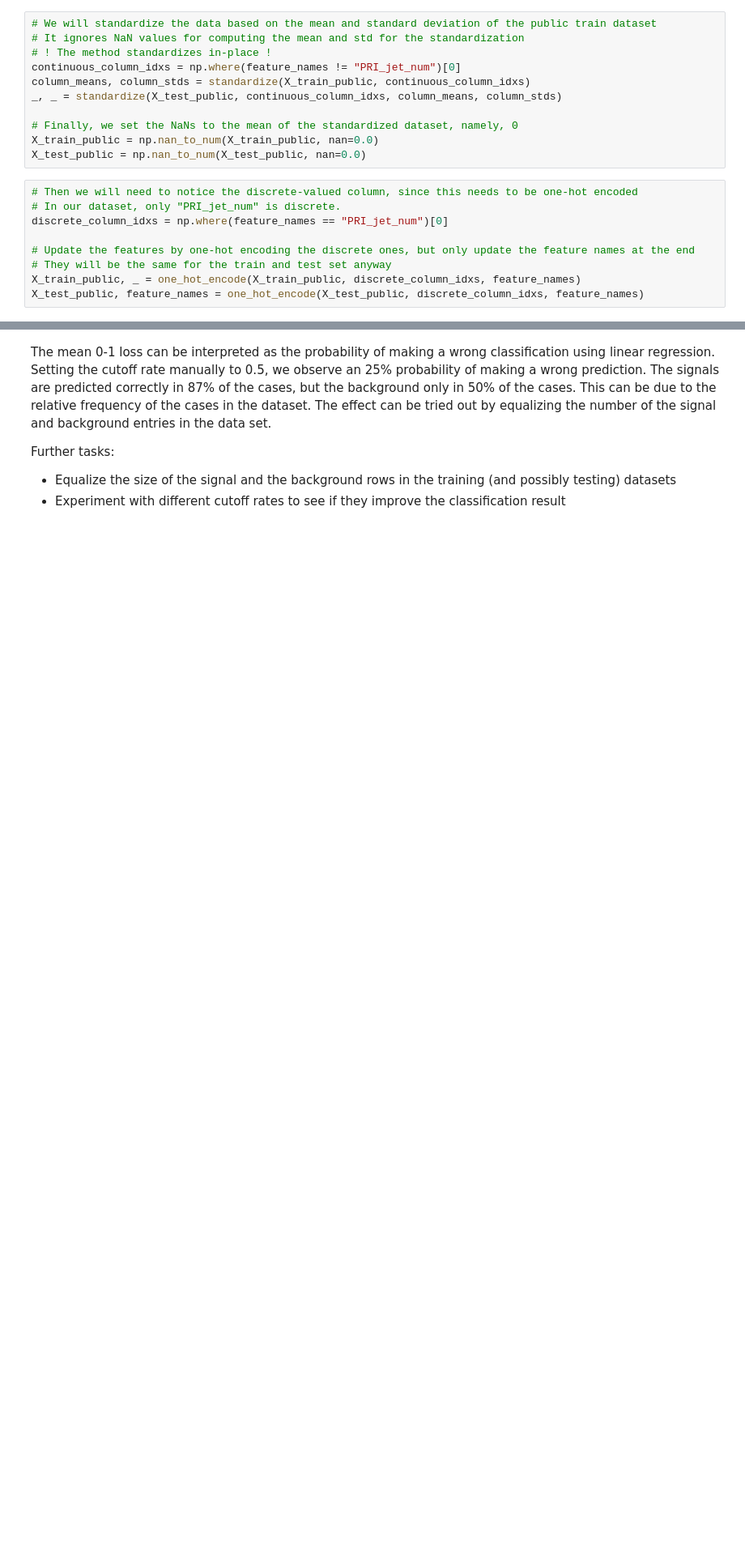
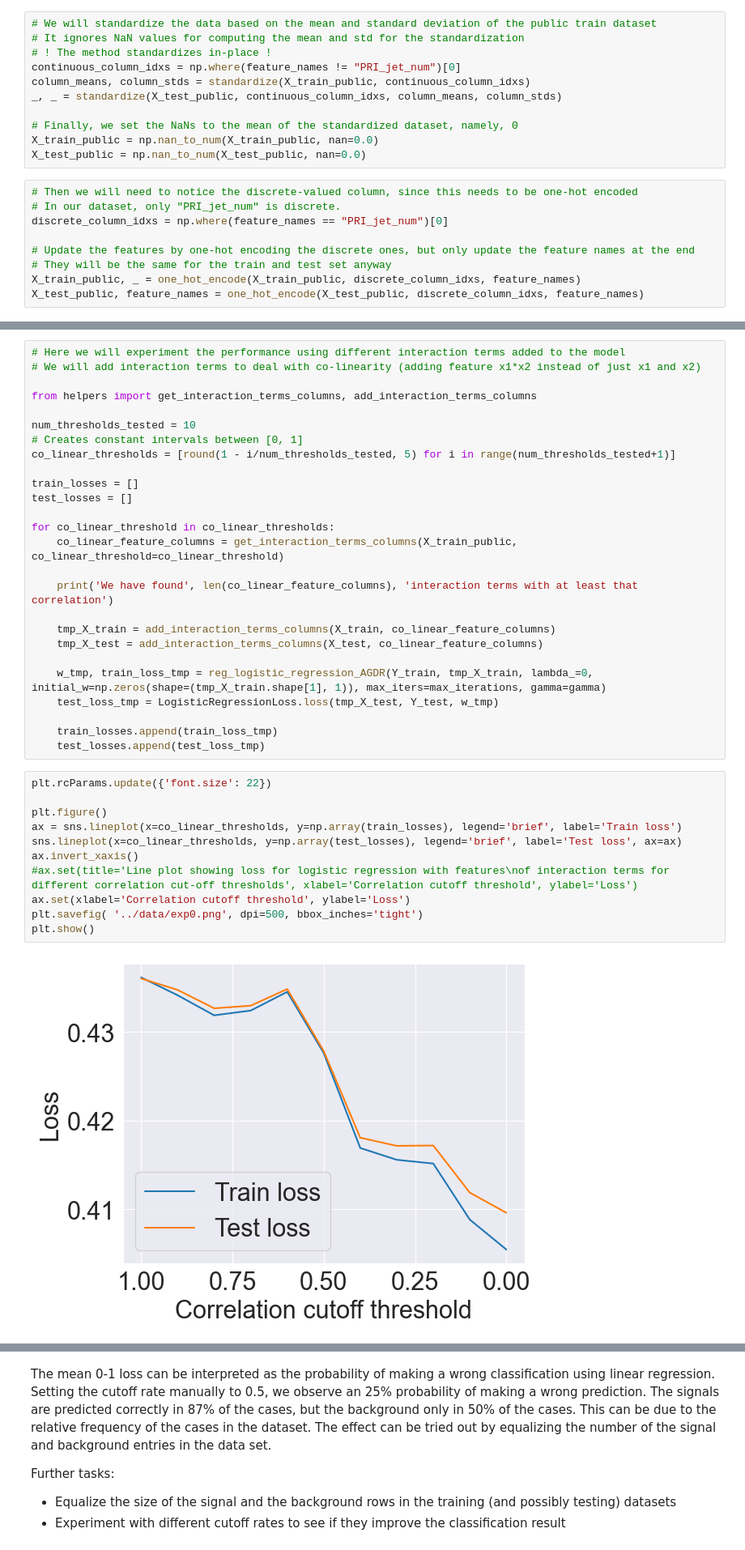
Before and after one commit to CS-433/ml-project-1-cheruben-3, a Jupyter notebook: src/run.ipynb, the cells around one changed output, grey strips where cells are left out. Shown at 81% size. Drawn from its saved outputs; the diff is of its cells as text; blank space fills up the shorter version.

```diff
--- a/src/run.ipynb
+++ b/src/run.ipynb
@@ -125,0 +83,39 @@ print(Y_train_public.shape)
+# %%
+# Here we will experiment the performance using different interaction terms added to the model
+# We will add interaction terms to deal with co-linearity (adding feature x1*x2 instead of just x1 and x2)
+
+from helpers import get_interaction_terms_columns, add_interaction_terms_columns
+
+num_thresholds_tested = 10
+# Creates constant intervals between [0, 1]
+co_linear_thresholds = [round(1 - i/num_thresholds_tested, 5) for i in range(num_thresholds_tested+1)]
+
+train_losses = []
+test_losses = []
+
+for co_linear_threshold in co_linear_thresholds:
+    co_linear_feature_columns = get_interaction_terms_columns(X_train_public, co_linear_threshold=co_linear_threshold)
+
+    print('We have found', len(co_linear_feature_columns), 'interaction terms with at least that correlation')
+
+    tmp_X_train = add_interaction_terms_columns(X_train, co_linear_feature_columns)
+    tmp_X_test = add_interaction_terms_columns(X_test, co_linear_feature_columns)
+
+    w_tmp, train_loss_tmp = reg_logistic_regression_AGDR(Y_train, tmp_X_train, lambda_=0, initial_w=np.zeros(shape=(tmp_X_train.shape[1], 1)), max_iters=max_iterations, gamma=gamma)
+    test_loss_tmp = LogisticRegressionLoss.loss(tmp_X_test, Y_test, w_tmp)
+
+    train_losses.append(train_loss_tmp)
+    test_losses.append(test_loss_tmp)
+# %%
+plt.rcParams.update({'font.size': 22})
+
+plt.figure()
+ax = sns.lineplot(x=co_linear_thresholds, y=np.array(train_losses), legend='brief', label='Train loss')
+sns.lineplot(x=co_linear_thresholds, y=np.array(test_losses), legend='brief', label='Test loss', ax=ax)
+ax.invert_xaxis()
+#ax.set(title='Line plot showing loss for logistic regression with features\nof interaction terms for different correlation cut-off thresholds', xlabel='Correlation cutoff threshold', ylabel='Loss')
+ax.set(xlabel='Correlation cutoff threshold', ylabel='Loss')
+plt.savefig( '../data/exp0.png', dpi=500, bbox_inches='tight')
+plt.show()
+# %% [output]
+[figure, added]
```
Also changed, not shown: parts of 17 cells of this notebook, 1 other file.
